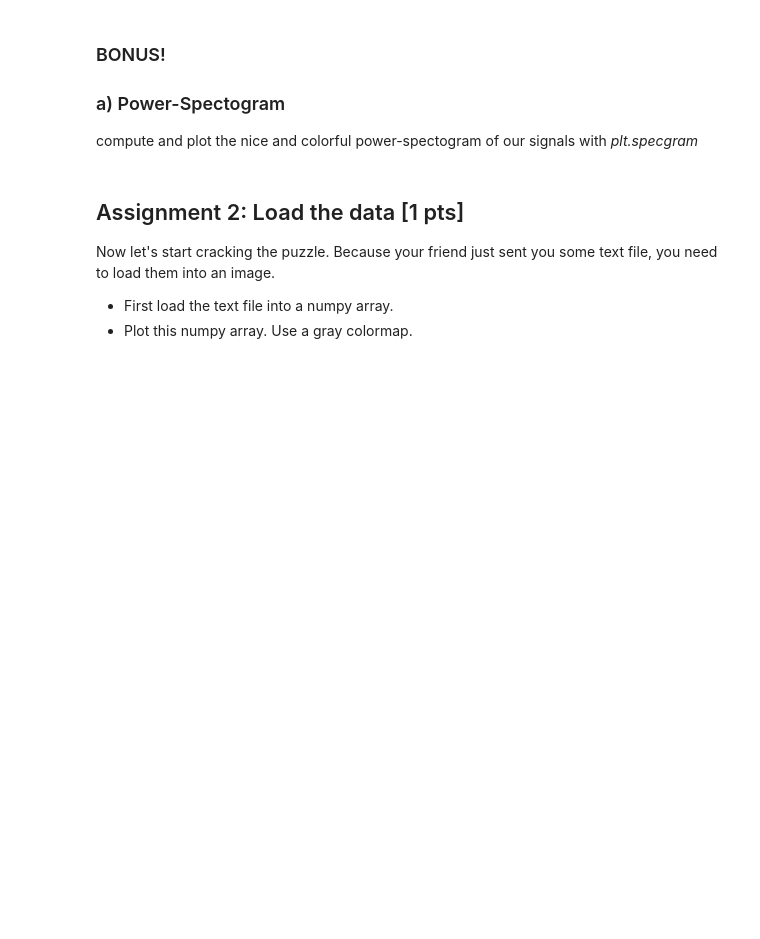
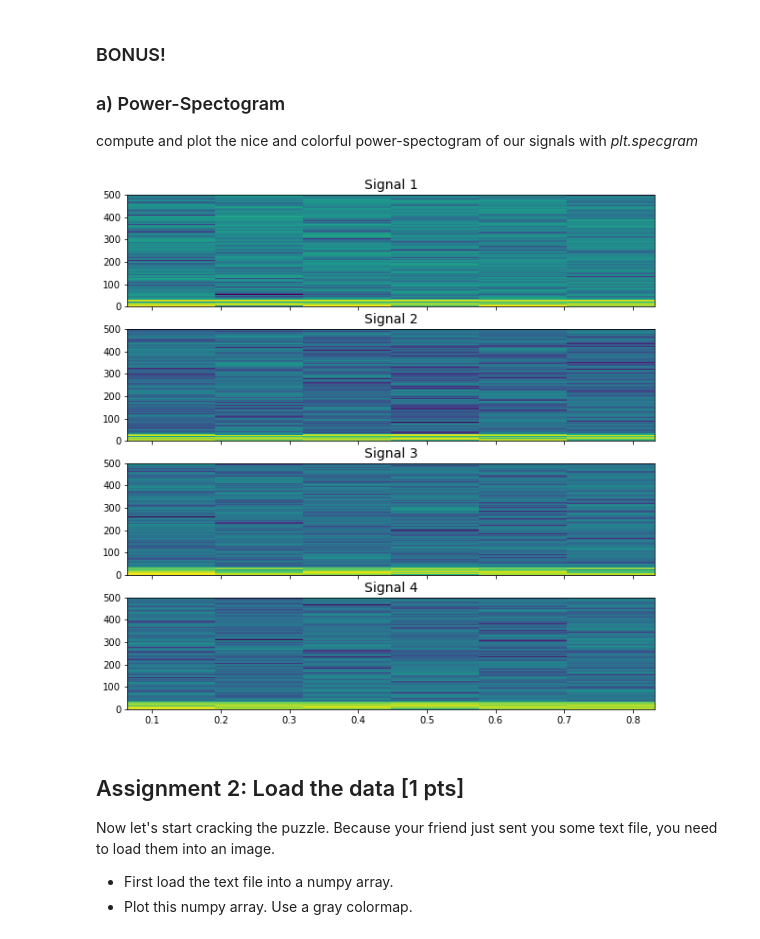
Before and after one commit to NBP-ACC/week-9-acc_9, a Jupyter notebook: sheet07.ipynb, the cells around one changed output. Cells and saved outputs as stored; diff of their text form; code cells hidden in the pictures; blank space fills up the shorter version.

```diff
--- a/sheet07.ipynb
+++ b/sheet07.ipynb
@@ -38,8 +38,8 @@ Within the function:
 # %%
 def generateSignal(frequencyList,signalLen=1000):
 
-    # create time window of 1000ms and frequency rate
-    t = np.linspace(0,1,1000)
+    # create time window depending on signalLen (here 1000ms and frequency of 1000Hz)
+    t = np.linspace(0,signalLen/1000,signalLen)
     rate = 1000
 
     # chose an amplitude randomly from 0 to 30 for each element in the frequency list
@@ -116,3 +115,21 @@ compute and plot the nice and colorful power-spectogram of our signals with *plt
+# %%
+sampling_frequ = 1000
+
+# create figure
+fig, axes = plt.subplots(nrows=4, ncols=1, sharey=True, sharex = True, figsize=(10,10))
+
+# plot each signal from the signal list
+axes[0].specgram(signals[0], Fs = sampling_frequ)
+axes[0].set_title('Signal 1', fontsize = 14)
+axes[1].specgram(signals[1], Fs = sampling_frequ)
+axes[1].set_title('Signal 2', fontsize = 14)
+axes[2].specgram(signals[2], Fs = sampling_frequ)
+axes[2].set_title('Signal 3', fontsize = 14)
+axes[3].specgram(signals[3], Fs = sampling_frequ)
+axes[3].set_title('Signal 4', fontsize = 14)
+plt.show()
+# %% [output]
+[figure, added]
 # %% [markdown]
 ## Assignment 2: Load the data [1 pts]
 Now let's start cracking the puzzle. Because your friend just sent you some text file, you need to load them into an image.
```
Also changed, not shown: parts of 12 cells of this notebook.
